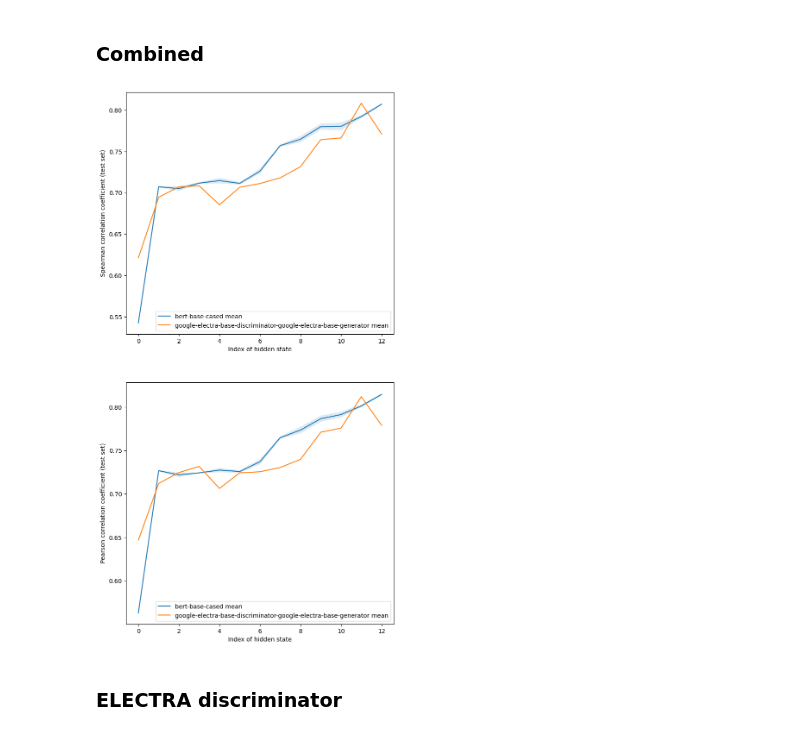
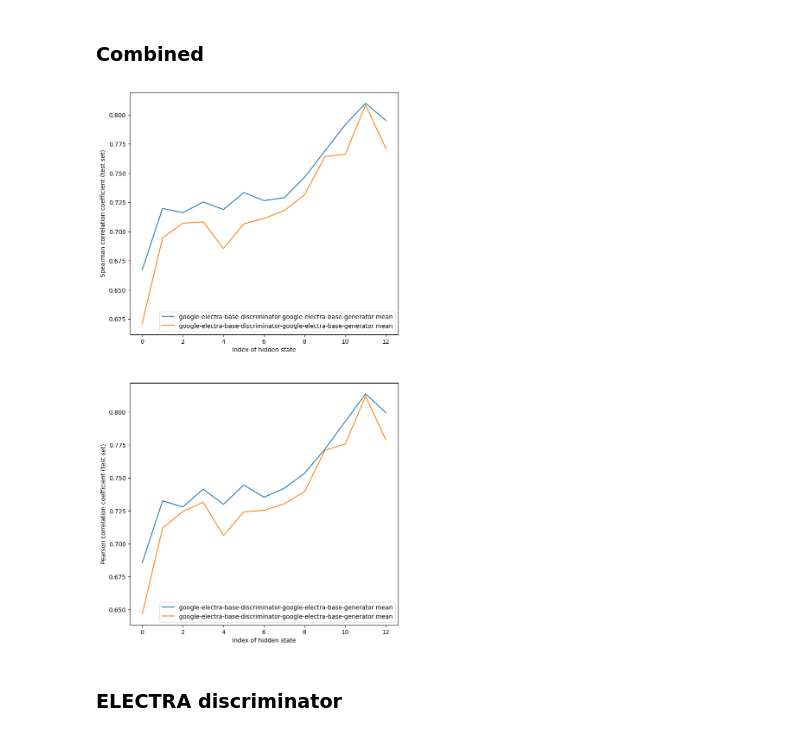
Before and after one commit to ir2718/similarity-embedding-quality, a Jupyter notebook: notebooks/comparison2.ipynb, the cells around one changed output. Drawn from its saved outputs; the diff is of its cells as text; code cells hidden in the pictures.

Commit message:
add compression option for double model, and more losses

```diff
--- a/notebooks/comparison2.ipynb
+++ b/notebooks/comparison2.ipynb
@@ -67,13 +67,12 @@ plot_func(models, loaded=["_word_similarity_dataset"])
 ### Combined
 # %%
 models = [
-    ("bert-base-cased", ["mean"], 13),
     ("google-electra-base-discriminator-google-electra-base-generator", ["mean"], 13),
 ]
 
-plot_func(models)
+plot_func(models, loaded=["_compress", ""])
 # %% [output]
-[figure, old version]
+[figure, new version]
 # %% [markdown]
 ### ELECTRA discriminator
 # %%
```
Also changed, not shown: parts of 11 cells of this notebook, 4 other files.
